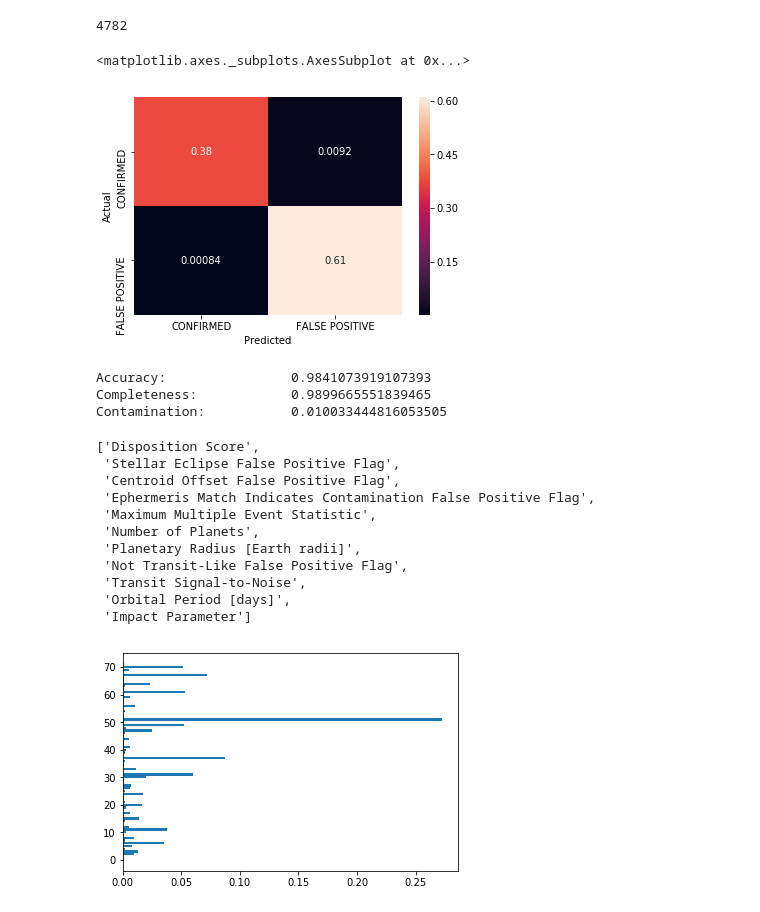
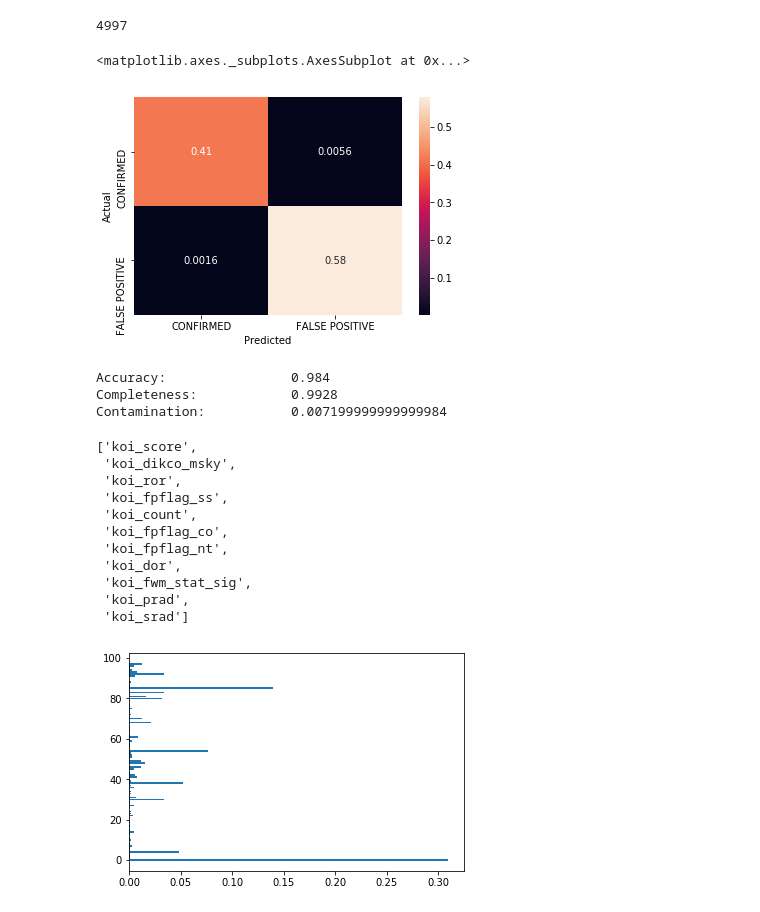
Before and after one commit to josiahcoad/LaSerenaDataScience, a Jupyter notebook: Expermental.ipynb, the cells around one changed output. Saved outputs shown, nothing was run; the diff lists cells and outputs as text; code cells hidden in the pictures.

```diff
--- a/Expermental.ipynb
+++ b/Expermental.ipynb
@@ -37,10 +68,9 @@ import pydotplus
 # %%
-df = pd.read_csv('KeplerData.csv')
 # remove canidates (2244 rows)
-df = df[df['Exoplanet Archive Disposition'] != 'CANDIDATE']
-target = 'Exoplanet Archive Disposition'
+target = 'koi_disposition'
+df = df[df[target] != 'CANDIDATE']
 # can't include these columns because they are all null
-invalids = ['Equilibrium Temperature Upper Uncertainty [K]', 'Equilibrium Temperature Lower Uncertainty [K]']
+#invalids = ['Equilibrium Temperature Upper Uncertainty [K]', 'Equilibrium Temperature Lower Uncertainty [K]']
 # these are all the features
 features = list(set(df.columns[4:]) - set(invalids))
 data = df[features + [target]]
@@ -48,7 +78,7 @@ data = df[features + [target]]
 withoutna = data.dropna()
 len(withoutna)
 # %% [output]
-4782
+4997
 # %%
 train, test = sklearn.model_selection.train_test_split(withoutna)
 y_train = train[target]
@@ -64,7 +96,7 @@ confusion = pd.crosstab(y_test, y_pred, rownames=['Actual'], colnames=['Predicte
 sns.heatmap(confusion, annot=True)
 # %% [output]
 <matplotlib.axes._subplots.AxesSubplot at 0x...>
-[figure, old version]
+[figure, new version]
 # %%
 cv_scores_rf = cross_val_score(clf, X_test, y_test, cv=5)
 
@@ -72,30 +104,31 @@ print("Accuracy:\t\t", np.mean(cv_scores_rf))
 print("Completeness:\t\t", sklearn.metrics.recall_score(y_test, y_pred, average='micro'))
 print("Contamination:\t\t", 1 - sklearn.metrics.precision_score(y_test, y_pred, average='micro'))
 # %% [output]
-Accuracy:                0.9841073919107393
-Completeness:            0.9899665551839465
-Contamination:           0.010033444816053505
+Accuracy:                0.984
+Completeness:            0.9928
+Contamination:           0.007199999999999984
 # %%
 values = list(zip(features, clf.feature_importances_))
 plt.barh(range(len(clf.feature_importances_)), [x[1] for x in values])
 sortd = sorted(values, reverse = True, key= lambda x: x[1])[:20]
-most_important = [s[0] for s in sortd]
+most_important = [s[0] for s in sortd if 'err' not in s[0]]
 # we dont want any features which have 'Uncertainty'
-most_important = [x for x in most_important if 'Uncertainty' not in x]
+#most_important = [x for x in most_important if 'Uncertainty' not in x]
+#most_important
 most_important
 # %% [output]
-['Disposition Score',
- 'Stellar Eclipse False Positive Flag',
- 'Centroid Offset False Positive Flag',
- 'Ephermeris Match Indicates Contamination False Positive Flag',
- 'Maximum Multiple Event Statistic',
- 'Number of Planets',
- 'Planetary Radius [Earth radii]',
- 'Not Transit-Like False Positive Flag',
- 'Transit Signal-to-Noise',
- 'Orbital Period [days]',
- 'Impact Parameter']
+['koi_score',
+ 'koi_dikco_msky',
+ 'koi_ror',
+ 'koi_fpflag_ss',
+ 'koi_count',
+ 'koi_fpflag_co',
+ 'koi_fpflag_nt',
+ 'koi_dor',
+ 'koi_fwm_stat_sig',
+ 'koi_prad',
+ 'koi_srad']
-[figure, old version]
+[figure, new version]
 # %%
 # here we look at the most important feature
 fig, axs = plt.subplots(ncols=1)
```
Also changed, not shown: parts of 8 cells of this notebook, 1 other file.
